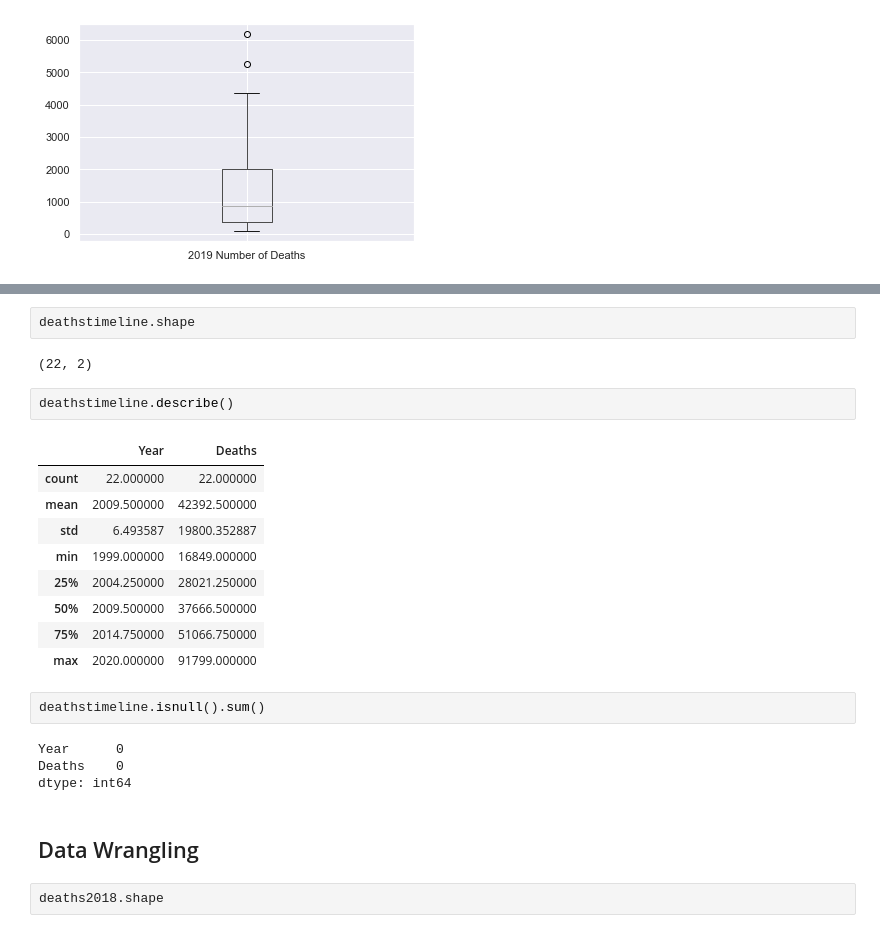
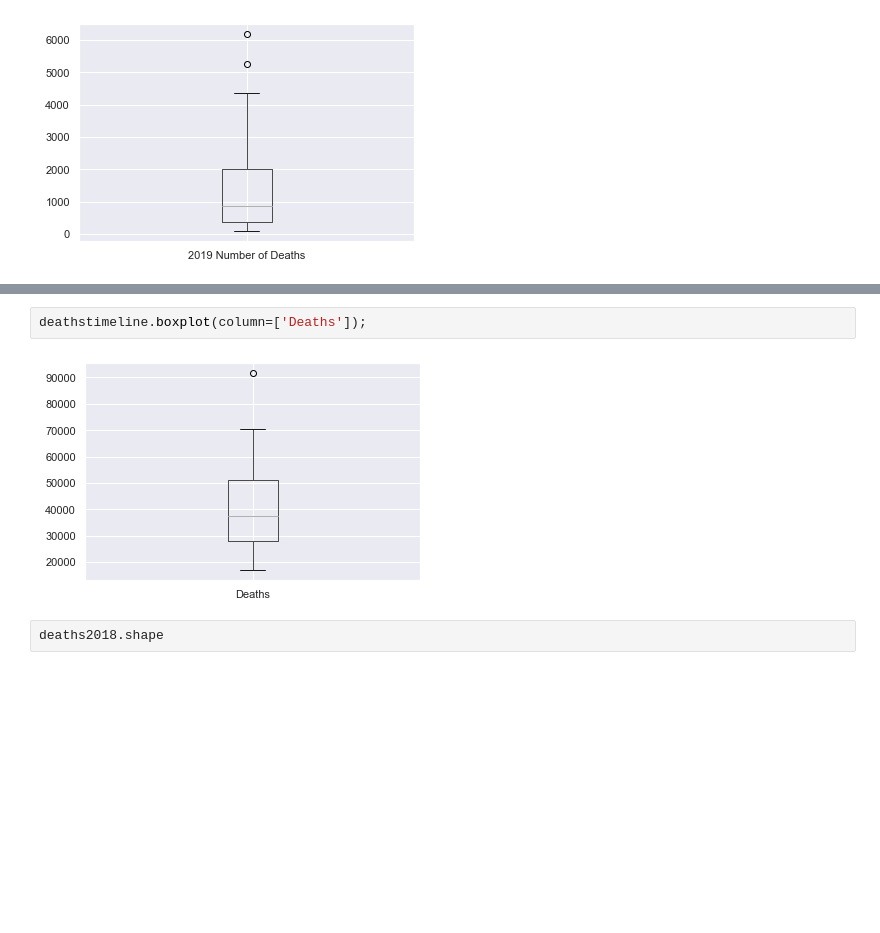
Before and after one commit to molly-rusk/DeathsbyDrugOverdoseinTheUS, a Jupyter notebook: Capstone_Notebook.ipynb, the cells around one changed output, grey strips where cells are left out. Cells and saved outputs as stored; diff of their text form; blank space fills up the shorter version.

```diff
--- a/Capstone_Notebook.ipynb
+++ b/Capstone_Notebook.ipynb
@@ -235,27 +267,7 @@ deathstimeline.head()
-# %%
-deathstimeline.shape
-# %% [output]
-(22, 2)
-# %%
-deathstimeline.describe()
-# %% [output]
-|  | Year | Deaths |
-| count | 22.000000 | 22.000000 |
-| mean | 2009.500000 | 42392.500000 |
-| std | 6.493587 | 19800.352887 |
-| min | 1999.000000 | 16849.000000 |
-| 25% | 2004.250000 | 28021.250000 |
-| 50% | 2009.500000 | 37666.500000 |
-| 75% | 2014.750000 | 51066.750000 |
-| max | 2020.000000 | 91799.000000 |
-# %%
-deathstimeline.isnull().sum()
-# %% [output]
-Year      0
-Deaths    0
-dtype: int64
-# %% [markdown]
-## Data Wrangling
+# %%
+deathstimeline.boxplot(column=['Deaths']);
+# %% [output]
+[figure, added]
 # %%
 deaths2018.shape
 # %% [output]
```
Also changed, not shown: parts of 8 cells of this notebook.
